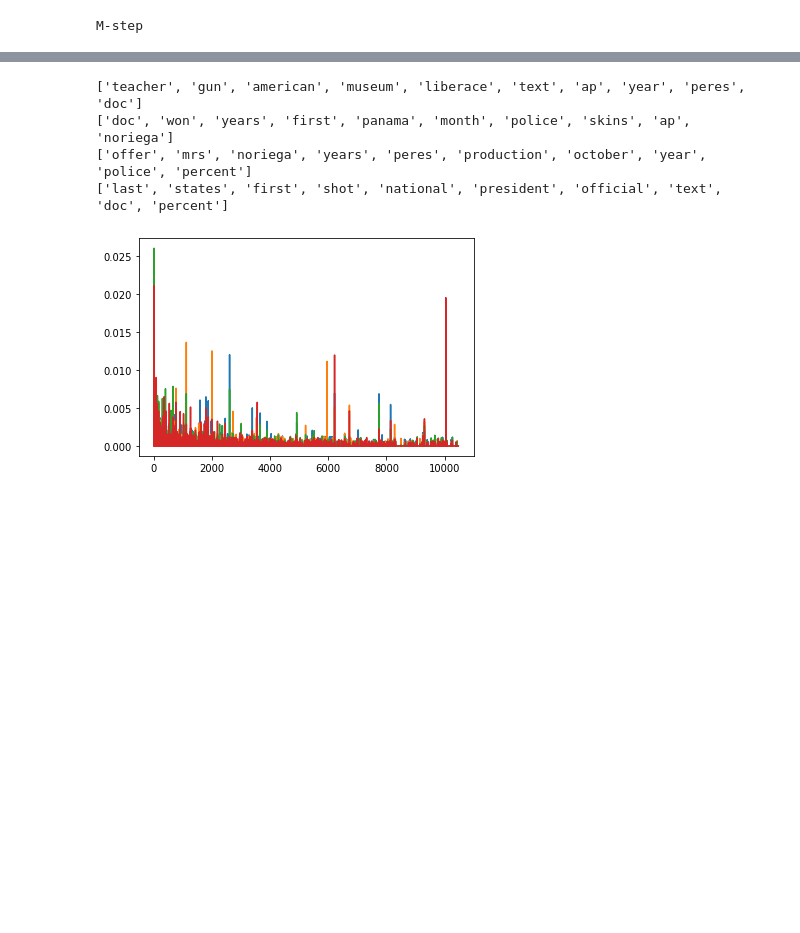
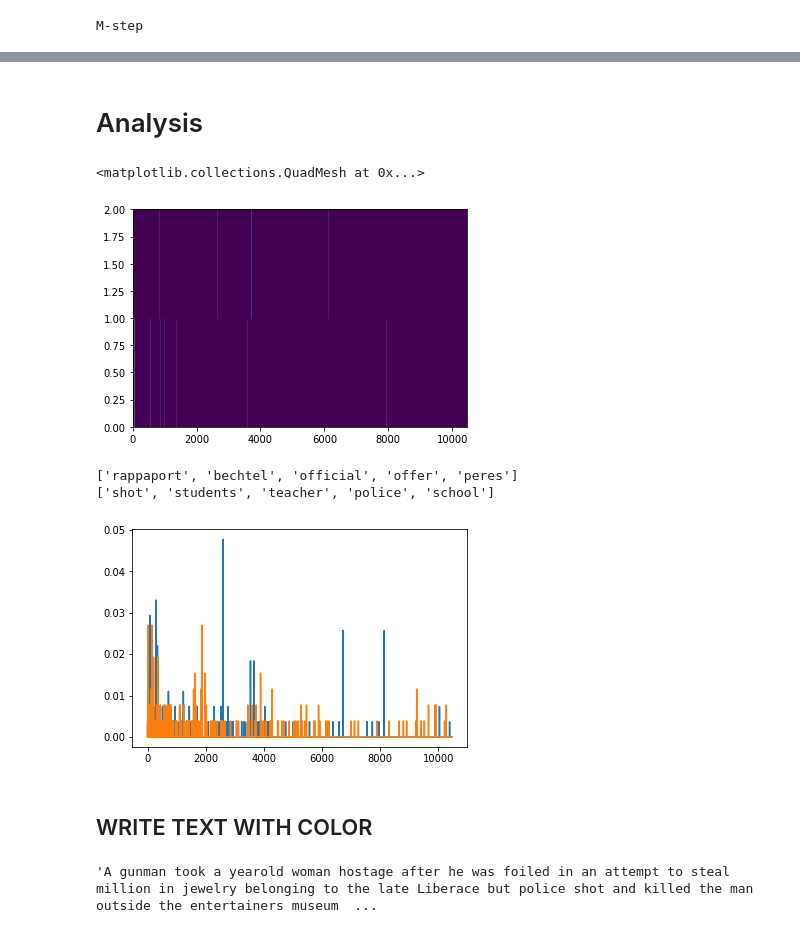
Before and after one commit to PeterSteiglechner/AdvML, a Jupyter notebook: Untitled.ipynb, the cells around one changed output, grey strips where cells are left out. Saved outputs shown, nothing was run; the diff lists cells and outputs as text; code cells hidden in the pictures; blank space fills up the shorter version.

```diff
--- a/Untitled.ipynb
+++ b/Untitled.ipynb
@@ -70,14 +70,15 @@ def clean_up_data(corpus_file, vocabulary_file, stopwords_file):
         new = False
         for line in text:
             if new: # reached a new document
-                if line.strip() != '<TEXT>': # until we reach the new doc
+                if line.strip() != '</TEXT>': # until we reach the new doc
                     for char in special_chars: # remove punctuation etc,
                         line = line.replace(char, '')
                     doc += line
                 else: # we've reached a new doc again
                     doc = doc.lower() # all words lowercase
                     words = np.array(doc.split())
-                    doc = [word for word in words if word not in stopwords]
+                    # PETER EDIT: next two lines
+                    doc = [word for word in words if (  (word not in stopwords) and (word in vocabulary)  )]
                     corpus.append(doc)
                     doc = ''
             elif line.strip() == '<TEXT>': new = True
@@ -110,6 +111,6 @@ def initialize_parameters(documents, vocabulary, k):
 
         for i in range(k):
             gamma[m][i] = alpha[i] + N/float(k)
-        m += 1 # WHYYYYYYY?
+        #m += 1 # WHYYYYYYY?
 
     return alpha, beta, gamma, phi
@@ -260,6 +324,6 @@ def M_step(phi, gamma, alpha, documents, vocabulary, k):
 # %%
-k = 4
-corpus = corpus[:15]
+k = 2
+corpus = corpus[:2]
 M = len(corpus)
 # %%
 def variational_EM(Phi_init, gamma_init, alpha_init, Beta_init, documents, vocabulary, k):
@@ -348,12 +402,60 @@ array([0.14317312, 0.14317312, 0.14317312, 0.14317312])
+# %% [markdown]
+# Analysis
+# %%
+beta=Beta
+# %%
+plt.pcolormesh(Beta)
+# %% [output]
+<matplotlib.collections.QuadMesh at 0x...>
+[figure, added]
 # %%
 for l in range(k):
     beta_topic = beta[l,:]
-    beta_topic_top4 = np.argsort(beta_topic)[-10:]
+    beta_topic_top4 = np.argsort(beta_topic)[-5:]
     plt.plot(beta_topic)
     print([w for w in np.array(vocabulary)[beta_topic_top4][:]])
 # %% [output]
-['teacher', 'gun', 'american', 'museum', 'liberace', 'text', 'ap', 'year', 'peres', 'doc']
-['doc', 'won', 'years', 'first', 'panama', 'month', 'police', 'skins', 'ap', 'noriega']
-['offer', 'mrs', 'noriega', 'years', 'peres', 'production', 'october', 'year', 'police', 'percent']
-['last', 'states', 'first', 'shot', 'national', 'president', 'official', 'text', 'doc', 'percent']
+['rappaport', 'bechtel', 'official', 'offer', 'peres']
+['shot', 'students', 'teacher', 'police', 'school']
-[figure, old version]
+[figure, new version]
+# %% [markdown]
+## WRITE TEXT WITH COLOR
+# %%
+def get_full_text(corpus_file, number_of_text):
+    fulltext_words=[]
+    fulltext_allwords=[]
+    #number_of_text=2
+    text_counter=0
+    special_chars = '1234567890~!@#£$%^&*()_+,./<>?\|"]}\'[{`-'
+
+    with open(corpus_file, 'r') as text:
+        new=False
+        for line in text:
+            if new:
+                #print(line.strip()[0], line.strip()[:10])
+                if line.strip()[0]=="<":
+                    pass
+                else:
+                    #print("FOUND", text)
+                    text_counter+=1
+                    if text_counter==number_of_text:
+                        #print(" CORRECT")
+                        new_text=line
+                        fulltext=new_text
+                        words = np.array(new_text.split())
+                        for word in words:
+                            fulltext_allwords.append(word)
+                            for char in special_chars: # remove punctuation etc,
+                                word = word.replace(char, '')
+                            fulltext_words.append(word)
+
+
+            else:
+                if line.strip() == "<TEXT>":
+                    new=True
+    return fulltext_words, fulltext_allwords
+
+fulltext_words, fulltext_allwords = get_full_text('ap/ap.txt', 3)
+" ".join(fulltext_words[:100])
+# %% [output]
+'A gunman took a yearold woman hostage after he was foiled in an attempt to steal  million in jewelry belonging to the late Liberace but police shot and killed the man outside the entertainers museum  ...
```
Also changed, not shown: parts of 12 cells of this notebook.
